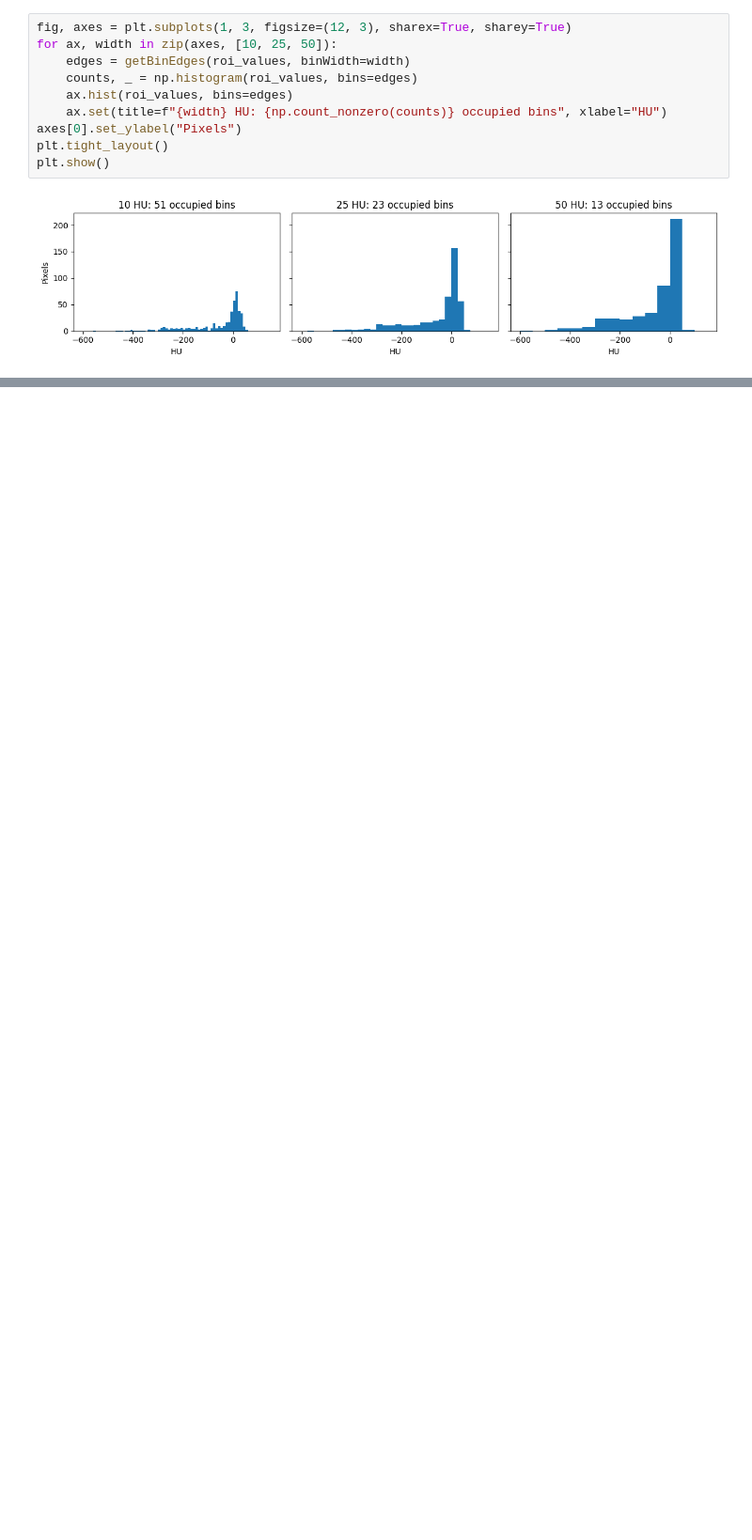
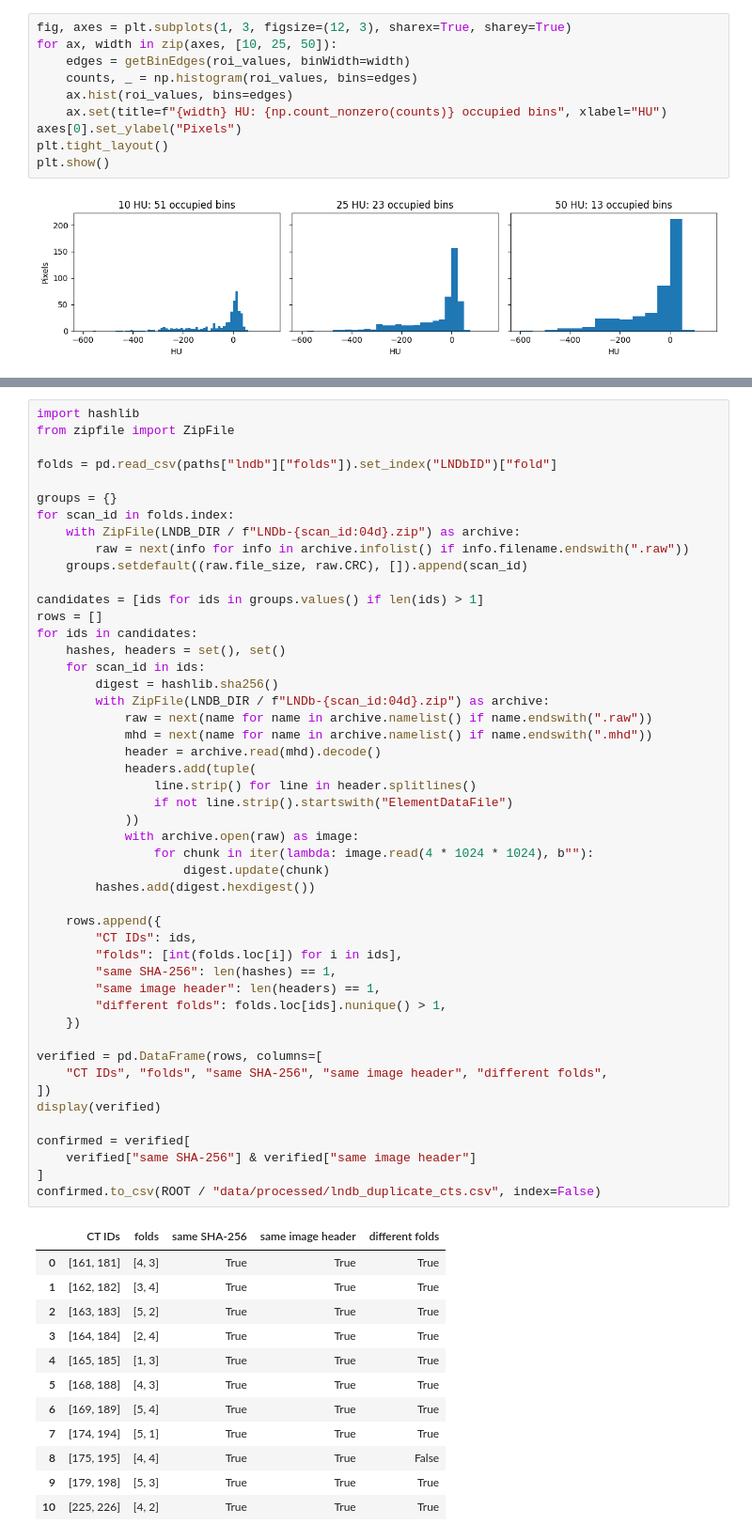
Before and after one commit to anaaaraujoo/lung-ct-classification, a Jupyter notebook: notebooks/radiomics_decisions_eda.ipynb, the cells around one changed output, grey strips where cells are left out. Shown at 94% size. Saved outputs shown, nothing was run; the diff lists cells and outputs as text; blank space fills up the shorter version.

```diff
--- a/notebooks/radiomics_eda_lidc_lndb.ipynb
+++ b/notebooks/radiomics_decisions_eda.ipynb
@@ -235,0 +245,61 @@ We also plan to test 3D extraction using spheres around centroids or full segmen
+# %%
+import hashlib
+from zipfile import ZipFile
+
+folds = pd.read_csv(paths["lndb"]["folds"]).set_index("LNDbID")["fold"]
+
+groups = {}
+for scan_id in folds.index:
+    with ZipFile(LNDB_DIR / f"LNDb-{scan_id:04d}.zip") as archive:
+        raw = next(info for info in archive.infolist() if info.filename.endswith(".raw"))
+    groups.setdefault((raw.file_size, raw.CRC), []).append(scan_id)
+
+candidates = [ids for ids in groups.values() if len(ids) > 1]
+rows = []
+for ids in candidates:
+    hashes, headers = set(), set()
+    for scan_id in ids:
+        digest = hashlib.sha256()
+        with ZipFile(LNDB_DIR / f"LNDb-{scan_id:04d}.zip") as archive:
+            raw = next(name for name in archive.namelist() if name.endswith(".raw"))
+            mhd = next(name for name in archive.namelist() if name.endswith(".mhd"))
+            header = archive.read(mhd).decode()
+            headers.add(tuple(
+                line.strip() for line in header.splitlines()
+                if not line.strip().startswith("ElementDataFile")
+            ))
+            with archive.open(raw) as image:
+                for chunk in iter(lambda: image.read(4 * 1024 * 1024), b""):
+                    digest.update(chunk)
+        hashes.add(digest.hexdigest())
+
+    rows.append({
+        "CT IDs": ids,
+        "folds": [int(folds.loc[i]) for i in ids],
+        "same SHA-256": len(hashes) == 1,
+        "same image header": len(headers) == 1,
+        "different folds": folds.loc[ids].nunique() > 1,
+    })
+
+verified = pd.DataFrame(rows, columns=[
+    "CT IDs", "folds", "same SHA-256", "same image header", "different folds",
+])
+display(verified)
+
+confirmed = verified[
+    verified["same SHA-256"] & verified["same image header"]
+]
+confirmed.to_csv(ROOT / "data/processed/lndb_duplicate_cts.csv", index=False)
+# %% [output]
+|  | CT IDs | folds | same SHA-256 | same image header | different folds |
+| 0 | [161, 181] | [4, 3] | True | True | True |
+| 1 | [162, 182] | [3, 4] | True | True | True |
+| 2 | [163, 183] | [5, 2] | True | True | True |
+| 3 | [164, 184] | [2, 4] | True | True | True |
+| 4 | [165, 185] | [1, 3] | True | True | True |
+| 5 | [168, 188] | [4, 3] | True | True | True |
+| 6 | [169, 189] | [5, 4] | True | True | True |
+| 7 | [174, 194] | [5, 1] | True | True | True |
+| 8 | [175, 195] | [4, 4] | True | True | False |
+| 9 | [179, 198] | [5, 3] | True | True | True |
+| 10 | [225, 226] | [4, 2] | True | True | True |
```
Also changed, not shown: parts of 13 cells of this notebook, 23 other files.
